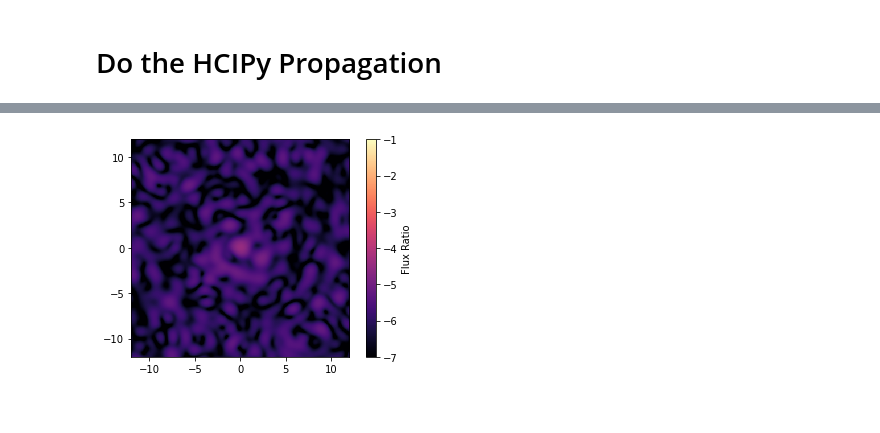
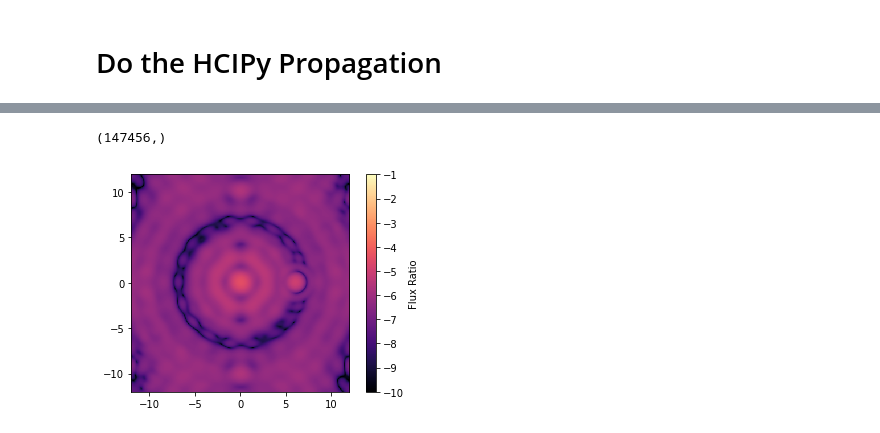
Before and after one commit to Jashcraf/polarization-gsmts-II, a Jupyter notebook: tmt_coronagraph.ipynb, the cells around one changed output, grey strips where cells are left out. Saved outputs shown, nothing was run; the diff lists cells and outputs as text; code cells hidden in the pictures.

```diff
--- a/tmt_coronagraph.ipynb
+++ b/tmt_coronagraph.ipynb
@@ -196,3 +196,19 @@ imshow_field(wvfnt.Q/pupil_mask.ravel())
+# %%
+jxx = wvfnt.electric_field[0,0]
+jxy = wvfnt.electric_field[0,1]
+jyx = wvfnt.electric_field[1,0]
+jyy = wvfnt.electric_field[1,1]
+
+common_phase = np.angle(jxx * np.conj(jyy))
+dm_correction = np.exp(-1j*common_phase)
+corrected_wvfnt = jones_pupil_to_hcipy_wavefront(rf.jones_pupil,pupil_grid,input_stokes_vector=[1,0,0,0])
+corrected_wvfnt.electric_field *= pupil_mask.ravel()
+corrected_wvfnt.electric_field *= dm_correction
+
+corrected_proxb = jones_pupil_to_hcipy_wavefront(rf.jones_pupil,pupil_grid,input_stokes_vector=[1,1,0,0])
+corrected_proxb.electric_field *= pupil_mask.ravel()
+corrected_proxb.electric_field *= dm_correction
+corrected_proxb.electric_field *= np.exp(1j*2*np.pi * pupil_grid.x * 3)
 # %%
 # Set up a PerfectCoronagraph
 tmt_aperture = make_tmt_aperture(True,with_spiders=False)
@@ -201,12 +217,23 @@ tmt = evaluate_supersampled(tmt_aperture,pupil_grid,1)
 coro = PerfectCoronagraph(tmt,order=6)
 # %%
 # compute the PSFs
-coro_psf = prop.forward(coro.forward(wvfnt))
-coro_ref = prop.forward(wvfnt).intensity.max()
+coro_psf = prop.forward(coro.forward(corrected_wvfnt))
+coro_proxb = prop.forward(coro.forward(corrected_proxb))
+coro_ref = prop.forward((corrected_wvfnt)).intensity#.max()
+# %%
+coro_ref.shape
+# %% [output]
+(147456,)
 # %%
+contrast_target = 1e-5
+onaxis = coro_psf.intensity/coro_ref.max()
+ofaxis = coro_proxb.intensity/coro_ref.max() * contrast_target
+total_image = onaxis + ofaxis
+
+
 plt.figure()
-imshow_field(np.log10(coro_psf.intensity/coro_ref),vmin=-7,vmax=-1)
+imshow_field(np.log10(total_image),vmin=-10,vmax=-1)
 plt.colorbar(label='Flux Ratio')
 plt.show()
 # %% [output]
-[figure, old version]
+[figure, new version]
```
Also changed, not shown: parts of 17 cells of this notebook, 1 other file.
